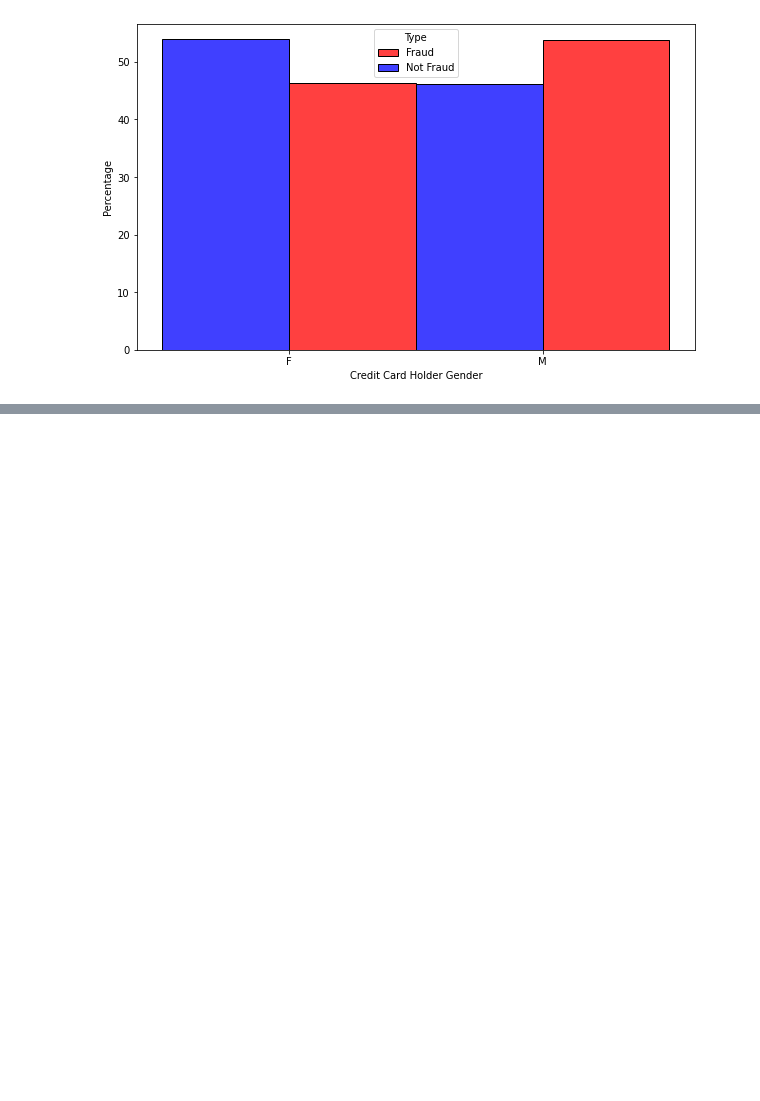
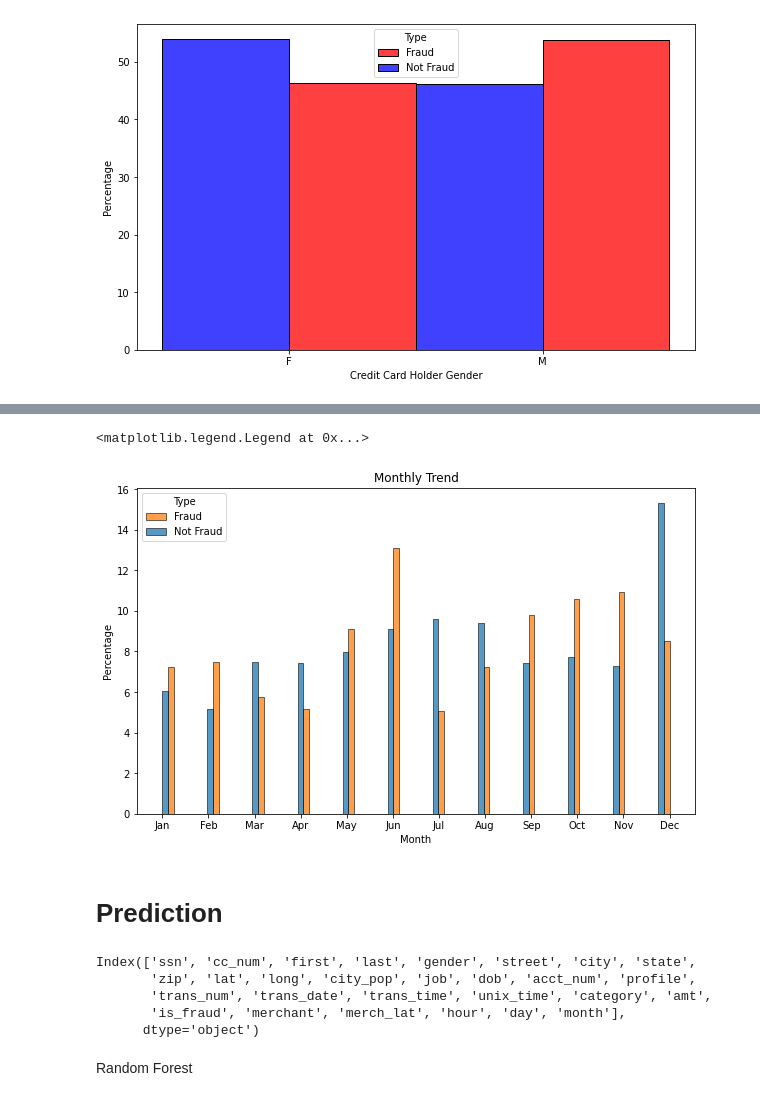
Before and after one commit to melihkurtaran/Fraud_Detection, a Jupyter notebook: XAI_FraudDetection.ipynb, the cells around one changed output, grey strips where cells are left out. Saved outputs shown, nothing was run; the diff lists cells and outputs as text; code cells hidden in the pictures; blank space fills up the shorter version.

```diff
--- a/XAI_FraudDetection.ipynb
+++ b/XAI_FraudDetection.ipynb
@@ -200,0 +223,24 @@ plt.legend(title='Type', labels=['Fraud', 'Not Fraud'])
+# %%
+#month vs fraud
+df['month']=pd.to_datetime(df['trans_date']).dt.month
+plt.figure(figsize=(10, 6))
+ax=sns.histplot(data=df, x="month", hue="is_fraud", common_norm=False,stat='percent',multiple='dodge')
+ax.set_ylabel('Percentage')
+ax.set_xlabel('Month')
+plt.title('Monthly Trend')
+plt.xticks(np.arange(1,13,1))
+ax.set_xticklabels(["Jan","Feb","Mar","Apr","May","Jun","Jul",'Aug','Sep','Oct','Nov','Dec'])
+plt.legend(title='Type', labels=['Fraud', 'Not Fraud'])
+# %% [output]
+<matplotlib.legend.Legend at 0x...>
+[figure, added]
+# %% [markdown]
+# **Prediction**
+# %%
+df.columns
+# %% [output]
+Index(['ssn', 'cc_num', 'first', 'last', 'gender', 'street', 'city', 'state',
+       'zip', 'lat', 'long', 'city_pop', 'job', 'dob', 'acct_num', 'profile',
+       'trans_num', 'trans_date', 'trans_time', 'unix_time', 'category', 'amt',
+       'is_fraud', 'merchant', 'merch_lat', 'hour', 'day', 'month'],
+      dtype='object')
@@ -200,0 +257,2 @@ plt.legend(title='Type', labels=['Fraud', 'Not Fraud'])
+# %% [markdown]
+Random Forest
```
Also changed, not shown: parts of 13 cells of this notebook.
